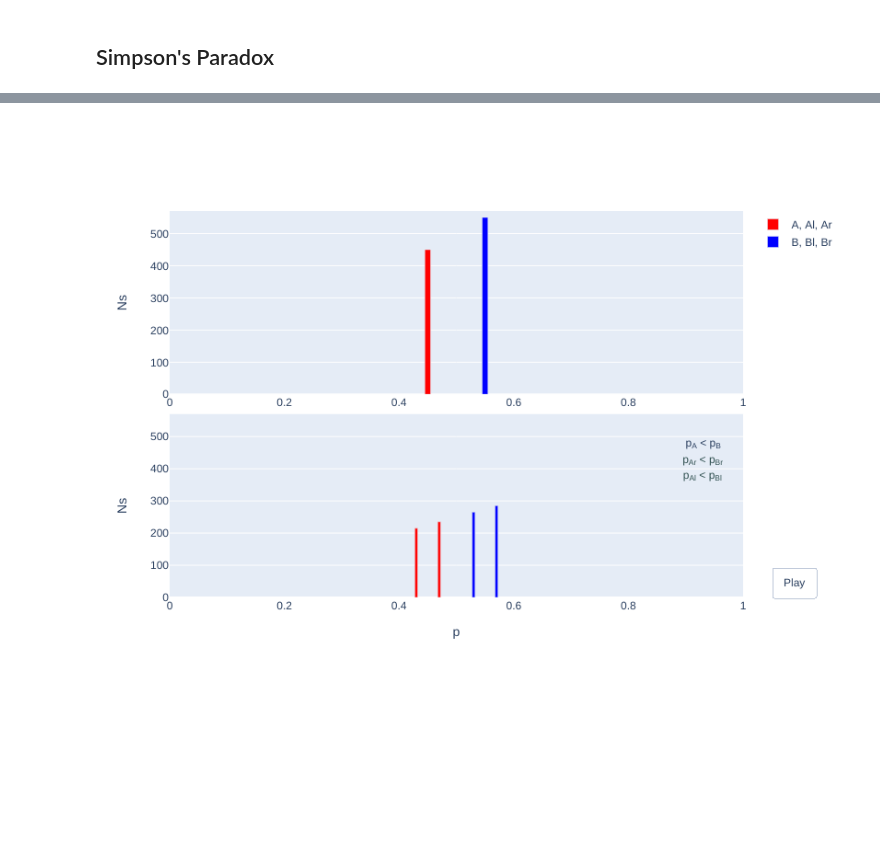
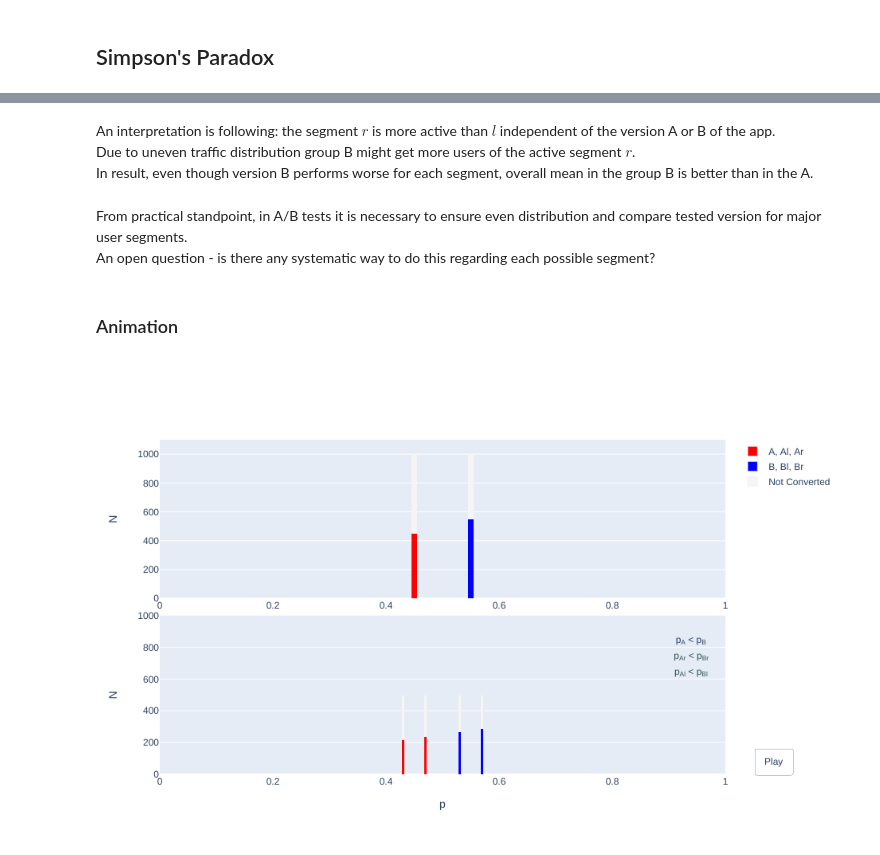
Before and after one commit to andrewbrdk/Simpsons_paradox, a Jupyter notebook: simpsons_paradox.ipynb, the cells around one changed output, grey strips where cells are left out. Drawn from its saved outputs; the diff is of its cells as text; code cells hidden in the pictures; blank space fills up the shorter version.

Commit message:
Add 'Not Converted' to animation

```diff
--- a/simpsons_paradox.ipynb
+++ b/simpsons_paradox.ipynb
@@ -10,3 +39,12 @@ todo: description
+# %% [markdown]
+An interpretation is following: the segment $r$ is more active than $l$ independent of the version A or B of the app.
+Due to uneven traffic distribution group B might get more users of the active segment $r$.
+In result, even though version B performs worse for each segment, overall mean in the group B is better than in the A.
+# %% [markdown]
+From practical standpoint, in A/B tests it is necessary to ensure even distribution and compare tested version for major user segments.
+An open question - is there any systematic way to do this regarding each possible segment?
+# %% [markdown]
+### Animation
 # %%
 import pandas as pd
 import numpy as np
@@ -60,28 +98,36 @@ fig = make_subplots(
 
 fig.add_trace(go.Bar(x=[p_a], y=[p_a * n_a], width=0.01, name='A, Al, Ar', marker_color='red'), row=1, col=1)
 fig.add_trace(go.Bar(x=[p_b], y=[p_b * n_b], width=0.01, name='B, Bl, Br', marker_color='blue'), row=1, col=1)
+fig.add_trace(go.Bar(x=[p_a], y=[(1 - p_a) * n_a], width=0.01, name='Not Converted', marker_color='whitesmoke'), row=1, col=1)
+fig.add_trace(go.Bar(x=[p_b], y=[(1 - p_b) * n_b], width=0.01, name='Not Converted', showlegend=False, marker_color='whitesmoke'), row=1, col=1)
 fig.add_trace(go.Bar(x=[p_ar], y=[p_ar * n_ar], width=0.005, name='Ar', showlegend=False, marker_color='red'), row=2, col=1)
+fig.add_trace(go.Bar(x=[p_ar], y=[(1 - p_ar) * n_ar], width=0.005, name='Not Converted', showlegend=False, marker_color='whitesmoke'), row=2, col=1)
 fig.add_trace(go.Bar(x=[p_al], y=[p_al * n_al], width=0.005, name='Al', showlegend=False, marker_color='red'), row=2, col=1)
+fig.add_trace(go.Bar(x=[p_al], y=[(1 - p_al) * n_al], width=0.005, name='Not Converted', showlegend=False, marker_color='whitesmoke'), row=2, col=1)
 fig.add_trace(go.Bar(x=[p_br], y=[p_br * n_br], width=0.005, name='Br', showlegend=False, marker_color='blue'), row=2, col=1)
+fig.add_trace(go.Bar(x=[p_br], y=[(1 - p_br) * n_br], width=0.005, name='Not Converted', showlegend=False, marker_color='whitesmoke'), row=2, col=1)
 fig.add_trace(go.Bar(x=[p_bl], y=[p_bl * n_bl], width=0.005, name='Bl', showlegend=False, marker_color='blue'), row=2, col=1)
+fig.add_trace(go.Bar(x=[p_bl], y=[(1 - p_bl) * n_bl], width=0.005, name='Not Converted', showlegend=False, marker_color='whitesmoke'), row=2, col=1)
+fig.update_layout(barmode='stack')
+fig.update_layout(legend_traceorder='normal')
 
 antext = f"p<sub>A</sub> {'>' if p_a > p_b else '<'} p<sub>B</sub>"
 antext_r = f"p<sub>Ar</sub> {'>' if p_ar > p_br else '<'} p<sub>Br</sub>"
 anc_r = 'red' if p_ar > p_br else 'darkslategrey'
 antext_l = f"p<sub>Al</sub> {'>' if p_al > p_bl else '<'} p<sub>Bl</sub>"
 anc_l = 'red' if p_al > p_bl else 'darkslategrey'
-fig.add_annotation(x=0.93, y=480,
+fig.add_annotation(x=0.94, y=850,
                    xref='x2', yref='y2',
                    text=antext,
                    align='center',
                    showarrow=False)
-fig.add_annotation(x=0.93, y=430,
+fig.add_annotation(x=0.94, y=750,
                    xref='x2', yref='y2',
                    text=antext_r,
                    font_color=anc_r,
                    align='center',
                    showarrow=False)
-fig.add_annotation(x=0.93, y=380,
+fig.add_annotation(x=0.94, y=650,
                    xref='x2', yref='y2',
                    text=antext_l,
                    font_color=anc_l,
@@ -97,18 +143,18 @@ for (p_ar, n_ar, p_al, n_al, p_br, n_br, p_bl, n_bl) in frames:
     anc_l = 'red' if p_al > p_bl else 'darkslategrey'
 
     layout_i = go.Layout(annotations=[
-        go.layout.Annotation(x=0.93, y=480,
+        go.layout.Annotation(x=0.94, y=850,
                              xref='x2', yref='y2',
                              text=antext,
                              align='center',
                              showarrow=False),
-        go.layout.Annotation(x=0.93, y=430,
+        go.layout.Annotation(x=0.94, y=750,
                              xref='x2', yref='y2',
                              text=antext_r,
                              font_color=anc_r,
                              align='center',
                              showarrow=False),
-        go.layout.Annotation(x=0.93, y=380,
+        go.layout.Annotation(x=0.94, y=650,
                              xref='x2', yref='y2',
                              text=antext_l,
                              font_color=anc_l,
@@ -117,37 +163,43 @@ for (p_ar, n_ar, p_al, n_al, p_br, n_br, p_bl, n_bl) in frames:
     ])
 
     fig_frames.append(go.Frame(data=[go.Bar(visible=True),
                                      go.Bar(visible=True),
+                                     go.Bar(visible=True),
+                                     go.Bar(visible=True),
                                      go.Bar(x=[p_ar], y=[p_ar * n_ar]),
+                                     go.Bar(x=[p_ar], y=[(1 - p_ar) * n_ar]),
                                      go.Bar(x=[p_al], y=[p_al * n_al]),
+                                     go.Bar(x=[p_al], y=[(1 - p_al) * n_al]),
                                      go.Bar(x=[p_br], y=[p_br * n_br]),
-                                     go.Bar(x=[p_bl], y=[p_bl * n_bl])],
-                               traces=[0,1,2,3,4,5],
+                                     go.Bar(x=[p_br], y=[(1 - p_br) * n_br]),
+                                     go.Bar(x=[p_bl], y=[p_bl * n_bl]),
+                                     go.Bar(x=[p_bl], y=[(1 - p_bl) * n_bl])],
+                               traces=[0,1,2,3,4,5,6,7,8,9,10,11],
                                layout=layout_i))
 
 fig.frames=fig_frames
 button = dict(
              label='Play',
              method='animate',
              args=[None, dict(frame=dict(duration=50, redraw=False),
                               transition=dict(duration=0),
                               fromcurrent=True,
                               mode='immediate')])
 fig.update_layout(updatemenus=[dict(type='buttons',
                               showactive=False,
                               y=0,
                               x=1.05,
                               xanchor='left',
                               yanchor='bottom',
                               buttons=[button])])
 
 fig.update_layout(xaxis_range=[0,1],
                   xaxis2_range=[0,1],
-                  yaxis_range=[0,570],
-                  yaxis2_range=[0,570],
+                  yaxis_range=[0,1100],
+                  yaxis2_range=[0,1000],
                   xaxis2_title='p',
-                  yaxis_title='Ns',
-                  yaxis2_title='Ns',
+                  yaxis_title='N',
+                  yaxis2_title='N',
                   height=600)
 # %% [output]
-[figure, old version]
+[figure, new version]
```
Also changed, not shown: parts of 3 cells of this notebook, 4 other files.
